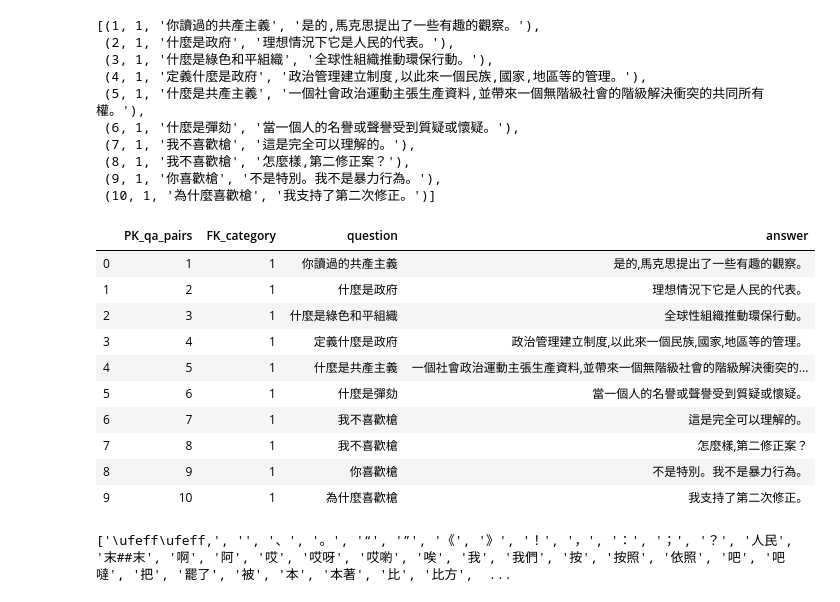
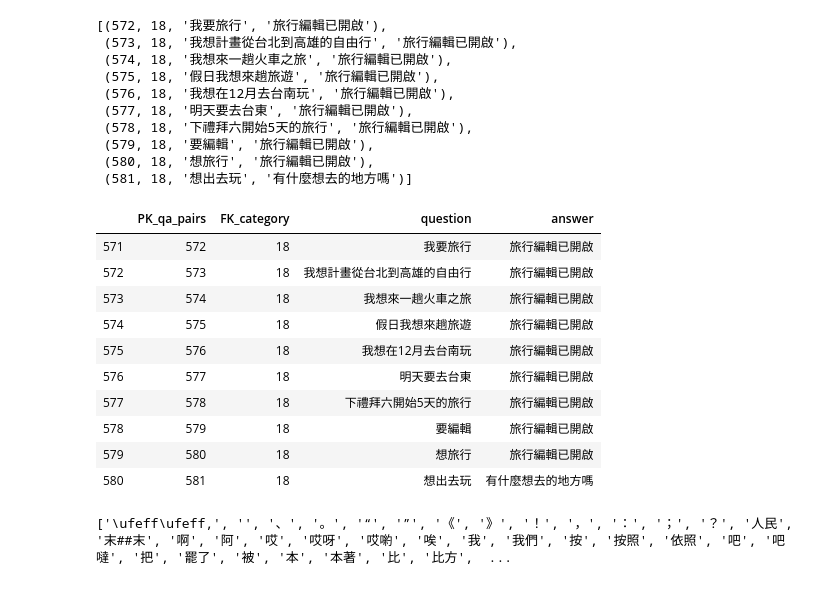
Before and after one commit to Vincent25-Li/5-Final-Project, a Jupyter notebook: chatbot/chatbot_retrieval_chinese_beta.ipynb, the cells around one changed output. Saved outputs shown, nothing was run; the diff lists cells and outputs as text; code cells hidden in the pictures.

```diff
--- a/chatbot/chatbot_retrieval_chinese_beta.ipynb
+++ b/chatbot/chatbot_retrieval_chinese_beta.ipynb
@@ -10,39 +10,39 @@ table_qa_pairs = db.Table('table_qa_pairs', metadata, autoload=True, autoload_wi
 # load sql data in table 'table_category' and 'table_qa_pairs'
 category = conn.execute(table_category.select()).fetchall()
 qa_pairs = conn.execute(table_qa_pairs.select()).fetchall()
-qa_pairs[:10]
+qa_pairs[-10:]
 # %% [output]
-[(1, 1, '你讀過的共產主義', '是的,馬克思提出了一些有趣的觀察。'),
- (2, 1, '什麼是政府', '理想情況下它是人民的代表。'),
- (3, 1, '什麼是綠色和平組織', '全球性組織推動環保行動。'),
- (4, 1, '定義什麼是政府', '政治管理建立制度,以此來一個民族,國家,地區等的管理。'),
- (5, 1, '什麼是共產主義', '一個社會政治運動主張生產資料,並帶來一個無階級社會的階級解決衝突的共同所有權。'),
- (6, 1, '什麼是彈劾', '當一個人的名譽或聲譽受到質疑或懷疑。'),
- (7, 1, '我不喜歡槍', '這是完全可以理解的。'),
- (8, 1, '我不喜歡槍', '怎麼樣,第二修正案？'),
- (9, 1, '你喜歡槍', '不是特別。我不是暴力行為。'),
- (10, 1, '為什麼喜歡槍', '我支持了第二次修正。')]
+[(572, 18, '我要旅行', '旅行編輯已開啟'),
+ (573, 18, '我想計畫從台北到高雄的自由行', '旅行編輯已開啟'),
+ (574, 18, '我想來一趟火車之旅', '旅行編輯已開啟'),
+ (575, 18, '假日我想來趟旅遊', '旅行編輯已開啟'),
+ (576, 18, '我想在12月去台南玩', '旅行編輯已開啟'),
+ (577, 18, '明天要去台東', '旅行編輯已開啟'),
+ (578, 18, '下禮拜六開始5天的旅行', '旅行編輯已開啟'),
+ (579, 18, '要編輯', '旅行編輯已開啟'),
+ (580, 18, '想旅行', '旅行編輯已開啟'),
+ (581, 18, '想出去玩', '有什麼想去的地方嗎')]
 # %%
 # load data in dataframe
 import pandas as pd
 import numpy as np
 df_qa_pairs = pd.DataFrame(qa_pairs)
 df_qa_pairs.columns = table_qa_pairs.columns.keys()
 category_dict = {i:category for (i, category) in category}
 
-df_qa_pairs[:10]
+df_qa_pairs[-10:]
 # %% [output]
 |  | PK_qa_pairs | FK_category | question | answer |
-| 0 | 1 | 1 | 你讀過的共產主義 | 是的,馬克思提出了一些有趣的觀察。 |
-| 1 | 2 | 1 | 什麼是政府 | 理想情況下它是人民的代表。 |
-| 2 | 3 | 1 | 什麼是綠色和平組織 | 全球性組織推動環保行動。 |
-| 3 | 4 | 1 | 定義什麼是政府 | 政治管理建立制度,以此來一個民族,國家,地區等的管理。 |
-| 4 | 5 | 1 | 什麼是共產主義 | 一個社會政治運動主張生產資料,並帶來一個無階級社會的階級解決衝突的... |
-| 5 | 6 | 1 | 什麼是彈劾 | 當一個人的名譽或聲譽受到質疑或懷疑。 |
-| 6 | 7 | 1 | 我不喜歡槍 | 這是完全可以理解的。 |
-| 7 | 8 | 1 | 我不喜歡槍 | 怎麼樣,第二修正案？ |
-| 8 | 9 | 1 | 你喜歡槍 | 不是特別。我不是暴力行為。 |
-| 9 | 10 | 1 | 為什麼喜歡槍 | 我支持了第二次修正。 |
+| 571 | 572 | 18 | 我要旅行 | 旅行編輯已開啟 |
+| 572 | 573 | 18 | 我想計畫從台北到高雄的自由行 | 旅行編輯已開啟 |
+| 573 | 574 | 18 | 我想來一趟火車之旅 | 旅行編輯已開啟 |
+| 574 | 575 | 18 | 假日我想來趟旅遊 | 旅行編輯已開啟 |
+| 575 | 576 | 18 | 我想在12月去台南玩 | 旅行編輯已開啟 |
+| 576 | 577 | 18 | 明天要去台東 | 旅行編輯已開啟 |
+| 577 | 578 | 18 | 下禮拜六開始5天的旅行 | 旅行編輯已開啟 |
+| 578 | 579 | 18 | 要編輯 | 旅行編輯已開啟 |
+| 579 | 580 | 18 | 想旅行 | 旅行編輯已開啟 |
+| 580 | 581 | 18 | 想出去玩 | 有什麼想去的地方嗎 |
 # %%
 import jieba
 jieba.set_dictionary('dict.txt')
```
Also changed, not shown: parts of 14 cells of this notebook, 8 other files.
